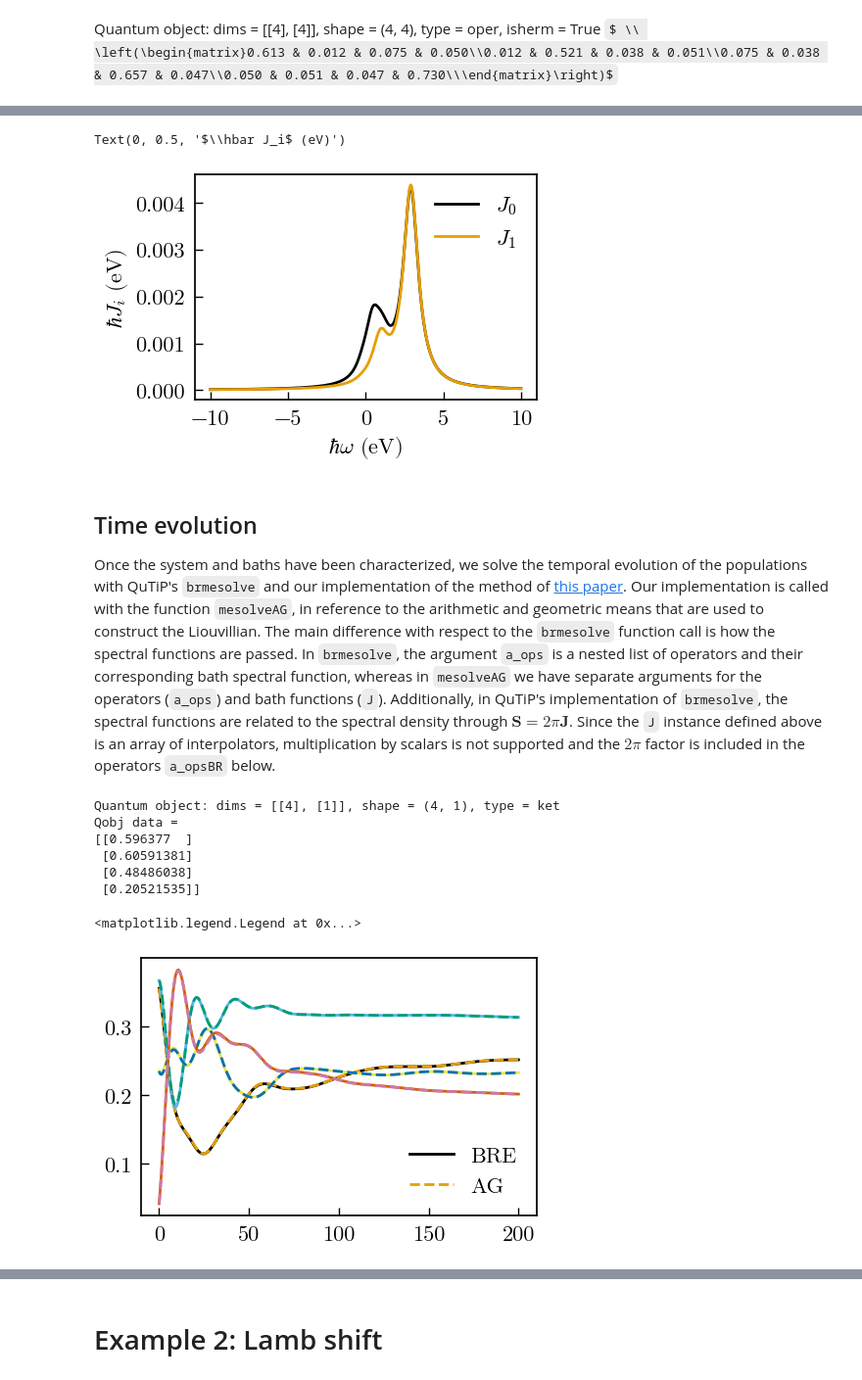
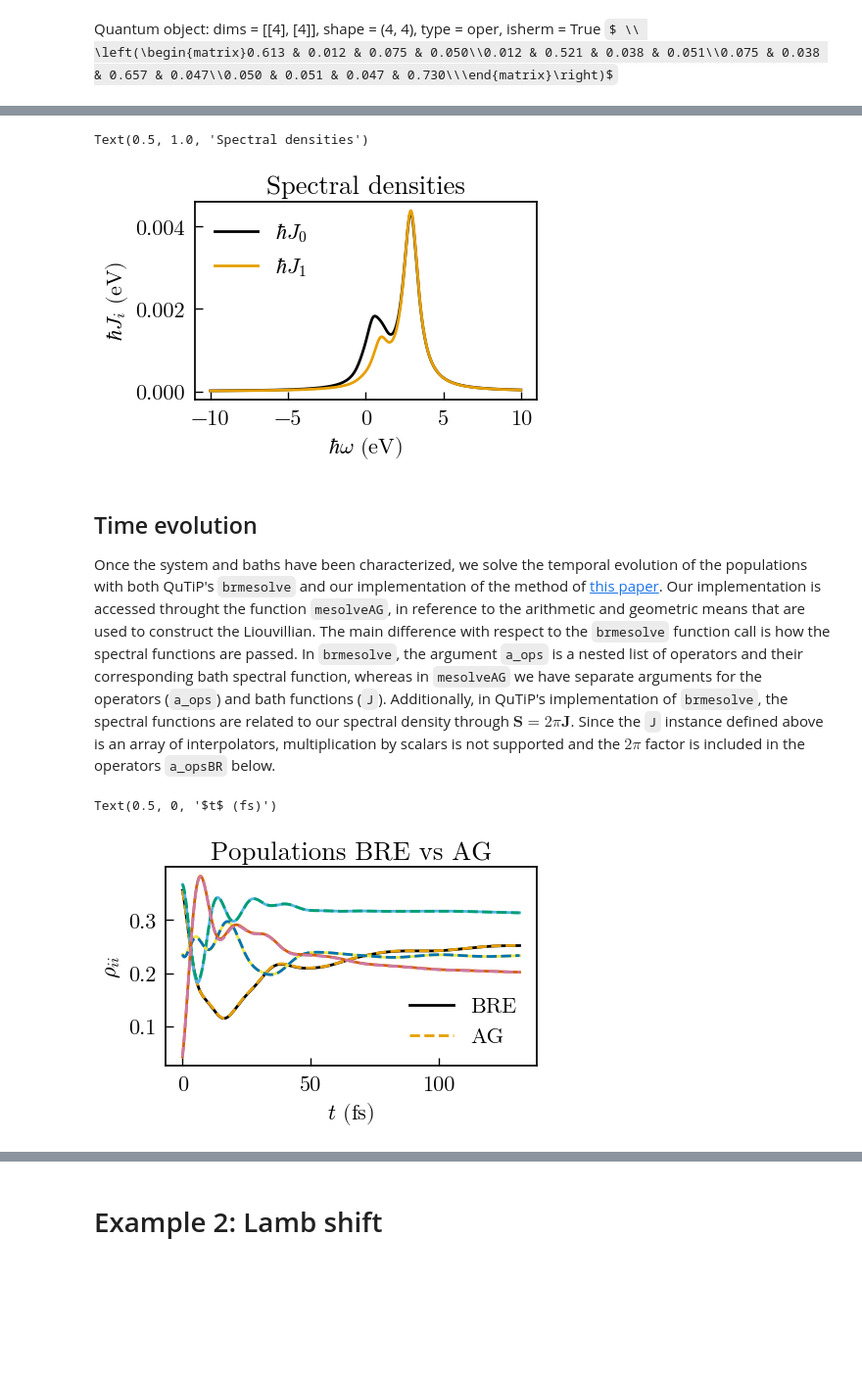
Before and after one commit to diego-fpv/lindbladAG, a Jupyter notebook: example.ipynb, the cells around one changed output, grey strips where cells are left out. Shown at 98% size. Saved outputs shown, nothing was run; the diff lists cells and outputs as text; code cells hidden in the pictures; some formulas as TeX source; blank space fills up the shorter version.

```diff
--- a/example.ipynb
+++ b/example.ipynb
@@ -13,7 +19,9 @@ import numpy as np
 import matplotlib.pyplot as plt
 from scipy.interpolate import interp1d
 # custom matplotlib style
-plt.style.use("style.mplstyle")
+plt.style.use("src/style.mplstyle")
+# conversion for times from 1/eV to fs
+inv_eV_to_fs = 0.658
 # %% [markdown]
 # Example 1: Comparison with qutip's brmesolve (no cross-correlations and no Lamb-shift)
 # %% [markdown]
@@ -79,22 +98,23 @@ for i in range(nOperators):
 # %%
+# plot of the spectral densities
 for i, j in enumerate(J):
-    plt.plot(energy, j(energy), label=f"$J_{i}$")
+    plt.plot(energy, j(energy), label=f"$\hbar J_{i}$")
 plt.legend()
 plt.xlabel("$\hbar\omega$ (eV)")
 plt.ylabel("$\hbar J_i$ (eV)")
+plt.title("Spectral densities")
 # %% [output]
-Text(0, 0.5, '$\\hbar J_i$ (eV)')
+Text(0.5, 1.0, 'Spectral densities')
-[figure, old version]
+[figure, new version]
 # %% [markdown]
 ## Time evolution
-Once the system and baths have been characterized, we solve the temporal evolution of the populations with QuTiP's `brmesolve` and our implementation of the method of [this paper](https://arxiv.org/abs/2402.06354). Our implementation is called with the function `mesolveAG`, in reference to the arithmetic and geometric means that are used to construct the Liouvillian. The main difference with respect to the `brmesolve` function call is how the spectral functions are passed. In `brmesolve`, the argument `a_ops` is a nested list of operators and their corresponding bath spectral function, whereas in `mesolveAG` we have separate arguments for the operators (`a_ops`) and bath functions (`J`). Additionally, in QuTiP's implementation of `brmesolve`, the spectral functions are related to the spectral density through $\mathbf{S} = 2\pi \mathbf{J}$. Since the `J` instance defined above is an array of interpolators, multiplication by scalars is not supported and the $2\pi$ factor is included in the operators `a_opsBR` below.
+Once the system and baths have been characterized, we solve the temporal evolution of the populations with both QuTiP's `brmesolve` and our implementation of the method of [this paper](https://arxiv.org/abs/2402.06354). Our implementation is accessed throught the function `mesolveAG`, in reference to the arithmetic and geometric means that are used to construct the Liouvillian. The main difference with respect to the `brmesolve` function call is how the spectral functions are passed. In `brmesolve`, the argument `a_ops` is a nested list of operators and their corresponding bath spectral function, whereas in `mesolveAG` we have separate arguments for the operators (`a_ops`) and bath functions (`J`). Additionally, in QuTiP's implementation of `brmesolve`, the spectral functions are related to our spectral density through $\mathbf{S} = 2\pi \mathbf{J}$. Since the `J` instance defined above is an array of interpolators, multiplication by scalars is not supported and the $2\pi$ factor is included in the operators `a_opsBR` below.
 # %%
 # initial state: chosen randomly
 psi0 = 0
 for i in range(nLevels):
     psi0 += np.random.rand() * basis(nLevels, i)
 psi0 = psi0.unit()
-print(psi0)
 
 # time array
 t = np.linspace(0, 200, 1500)
@@ -103,25 +123,22 @@ t = np.linspace(0, 200, 1500)
 e_ops = [basis(nLevels, i) * basis(nLevels, i).dag() for i in range(nLevels)]
 
 # 1. Bloch-Redfield
-# the definition of the spectral functions in qutip is S = 2πJ. The 2π can be included in the operators with a square root.
-a_opsBR = [[np.sqrt(2*np.pi)*a, j] for a, j in zip(a_ops, J)]
-rhoBR = brmesolve(H=H, psi0=psi0, tlist=t, a_ops=a_opsBR, e_ops=e_ops, use_secular=False).expect
+a_opsBR = [[a, s] for a, s in zip(a_ops, S)]
+rhoBR = brmesolve(H=H, psi0=psi0, tlist=t, a_ops=a_opsBR,
+                  e_ops=e_ops, use_secular=False).expect
 
 # 2. Arithmetic-Geometric master equation
 # comparable syntax. use_secular=False is the default option here.
-rhoAG = mesolveAG(H=H, psi0=psi0, tlist=t, a_ops=a_ops, J=J, e_ops=e_ops, use_secular=False).expect
+rhoAG = mesolveAG(H=H, psi0=psi0, tlist=t, a_ops=a_ops,
+                  J=J, e_ops=e_ops, use_secular=False).expect
-# %% [output]
-Quantum object: dims = [[4], [1]], shape = (4, 1), type = ket
-Qobj data =
-[[0.596377  ]
- [0.60591381]
- [0.48486038]
- [0.20521535]]
 # %%
 for i, (pBR, pAG) in enumerate(zip(rhoBR, rhoAG)):
-    plt.plot(t, pBR.real, label="BRE"*(i==0))
-    plt.plot(t, pAG.real, "--", label="AG"*(i==0))
+    plt.plot(t * inv_eV_to_fs, pBR.real, label="BRE"*(i==0))
+    plt.plot(t * inv_eV_to_fs, pAG.real, "--", label="AG"*(i==0))
 plt.legend()
+plt.title("Populations BRE vs AG")
+plt.ylabel(r"$\rho_{ii}$")
+plt.xlabel("$t$ (fs)")
 # %% [output]
-<matplotlib.legend.Legend at 0x...>
+Text(0.5, 0, '$t$ (fs)')
-[figure, old version]
+[figure, new version]
```
Also changed, not shown: parts of 20 cells of this notebook, 4 other files.
